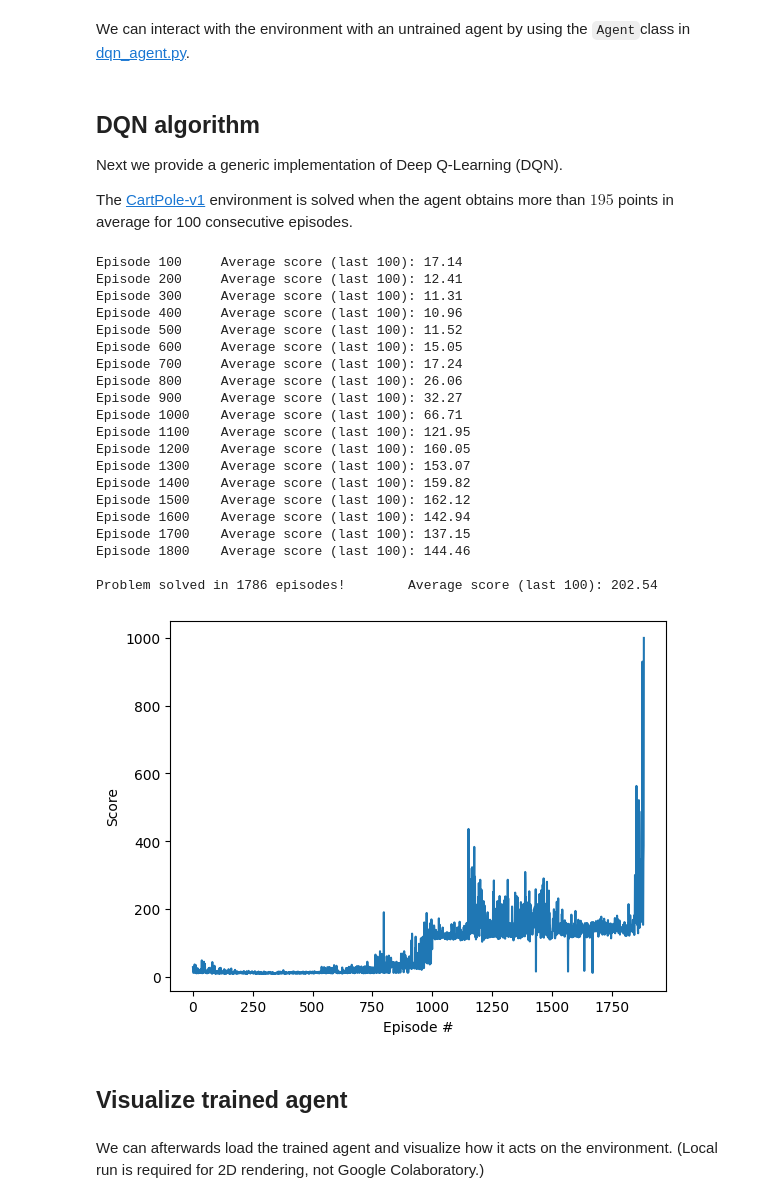
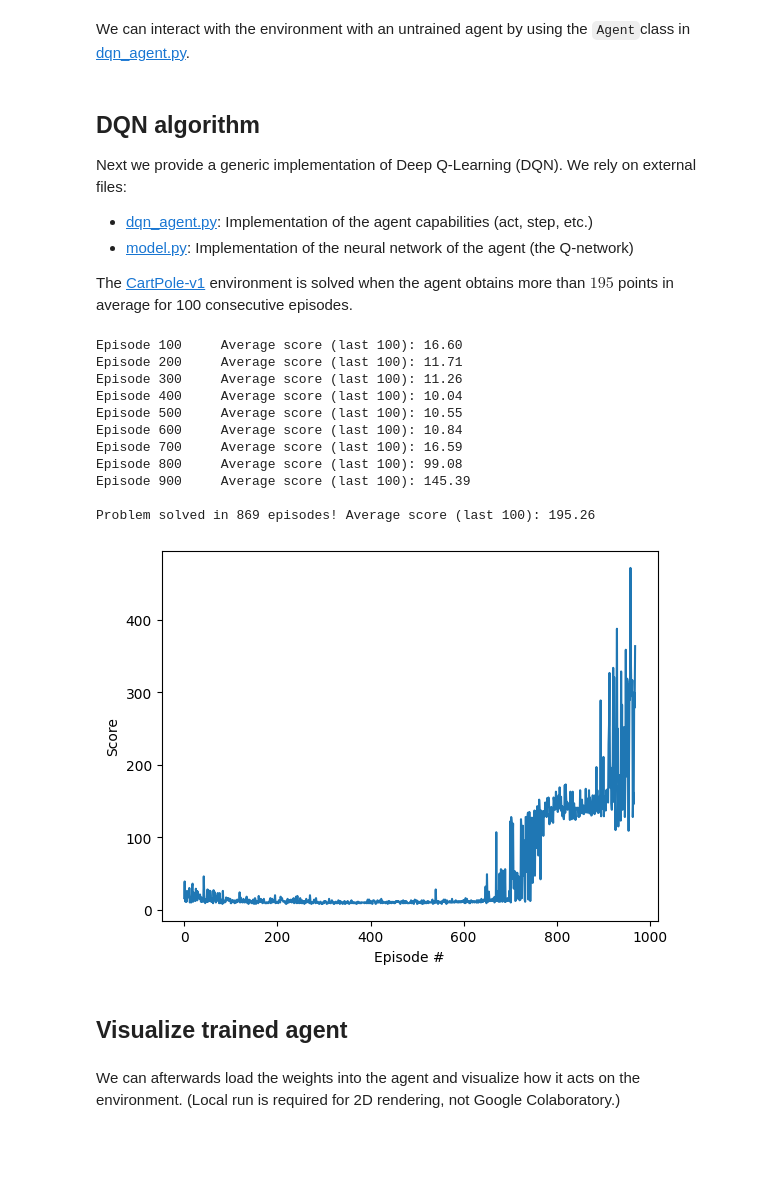
Before and after one commit to jgromero/rl_seminar_2023, a Jupyter notebook: code/cartpole-dqn.ipynb, the cells around one changed output. Drawn from its saved outputs; the diff is of its cells as text; code cells hidden in the pictures; blank space fills up the shorter version.

```diff
--- a/code/cartpole-dqn.ipynb
+++ b/code/cartpole-dqn.ipynb
@@ -72,12 +61,12 @@ We can interact with the environment with an untrained agent by using the `Agent
 # %%
 from dqn_agent import Agent
 
-agent = Agent(state_size=4, action_size=2, seed=0)
+agent_untrained = Agent(state_size=4, action_size=2, seed=0)
 
 state, _ = env.reset()
 
 for j in range(200):
-    action = agent.act(state)
+    action = agent_untrained.act(state)
     if render: env.render()
     state, reward, done, _, _ = env.step(action)
     if done:
@@ -86,7 +75,10 @@ for j in range(200):
 env.close()
 # %% [markdown]
 ## DQN algorithm
-Next we provide a generic implementation of Deep Q-Learning (DQN).
+Next we provide a generic implementation of Deep Q-Learning (DQN). We rely on external files:
 
-The [CartPole-v1](https://gymnasium.farama.org/environments/classic_control/cart_pole/) environment is solved when the agent obtains more than $195$ points in average for 100 consecutive episodes.
+*   [dqn_agent.py](https://github.com/jgromero/rl_seminar_2023/blob/main/code/dqn_agent.py): Implementation of the agent capabilities (act, step, etc.)
+*   [model.py](): Implementation of the neural network of the agent (the Q-network)
+
+The [CartPole-v1](https://github.com/jgromero/rl_seminar_2023/blob/main/code/model.py/) environment is solved when the agent obtains more than $195$ points in average for 100 consecutive episodes.
 # %%
@@ -98,16 +89,18 @@ from collections import deque
 import matplotlib.pyplot as plt
 %matplotlib inline
 # %%
-def dqn(n_episodes=2000, max_t=1000, eps_start=1.0, eps_end=0.01, eps_decay=0.995):
+def dqn(agent, n_episodes=2000, max_t=1000, eps_start=1.0, eps_end=0.01, eps_decay=0.995, print_every=100):
     """Deep Q-Learning.
 
     Params
     ======
+        agent (Agent): agent to train
         n_episodes (int): maximum number of episodes (n_episodes)
         max_t (int): maximum number of steps per episode (n_steps)
         eps_start (float): epsilon initial value
         eps_end (float): epsilon final value
         eps_decay (float): multiplication factor for epsilon (per episode)
+        print_every (int): print score each print_every episodes
     """
     scores = []                        # scores for every episode
     scores_window = deque(maxlen=100)  # scores for the last episodes (100 by default)
@@ -116,6 +109,7 @@ def dqn(n_episodes=2000, max_t=1000, eps_start=1.0, eps_end=0.01, eps_decay=0.99
     for i_episode in range(1, n_episodes+1):
         state, _ = env.reset()
         score = 0
+
         for t in range(max_t):
 
             # choose action At with e-greedy policy
@@ -128,61 +122,55 @@ def dqn(n_episodes=2000, max_t=1000, eps_start=1.0, eps_end=0.01, eps_decay=0.99
             agent.memory.add(state, action, reward, next_state, done)
 
             # train & update
             agent.step(state, action, reward, next_state, done)
 
             # advance to next state
             state = next_state
             score += reward
 
             if done:
                 break
 
         scores_window.append(score)       # save last score (last 100 by default)
         scores.append(score)              # save last score (every episode)
         eps = max(eps_end, eps_decay*eps) # reduce epsilon
 
-        if i_episode % 100 == 0:
-            print('\rEpisode {}\tAverage score (last {:d}): {:.2f}'.format(i_episode, 100, np.mean(scores_window)))
+        # print training info
+        if i_episode % print_every == 0:
+            print('\rEpisode {}\tAverage score (last {:d}): {:.2f})'.format(i_episode, print_every, np.mean(scores_window)))
         if np.mean(scores_window)>=195.0:
-            print('\nProblem solved in {:d} episodes!\tAverage score (last {:d}): {:.2f}'.format(i_episode-100, 100, np.mean(scores_window)))
-            torch.save(agent.qnetwork_local.state_dict(), 'checkpoint-cartpole.pth') # save weights for trained agent
+            print('\nProblem solved in {:d} episodes!\tAverage score (last {:d}): {:.2f})'.format(i_episode-print_every, print_every, np.mean(scores_window)))
+            torch.save(agent.qnetwork_local.state_dict(), 'checkpoint-cartpole-dqn.pth') # save weights for trained agent
             break
+
     return scores
 
-scores = dqn()
+agent = Agent(state_size=4, action_size=2, seed=0)
+scores = dqn(agent)
 
 # plot the scores
 fig = plt.figure()
 ax = fig.add_subplot(111)
 plt.plot(np.arange(len(scores)), scores)
 plt.ylabel('Score')
 plt.xlabel('Episode #')
 plt.show()
 # %% [output]
-Episode 100     Average score (last 100): 17.14
-Episode 200     Average score (last 100): 12.41
-Episode 300     Average score (last 100): 11.31
-Episode 400     Average score (last 100): 10.96
-Episode 500     Average score (last 100): 11.52
-Episode 600     Average score (last 100): 15.05
-Episode 700     Average score (last 100): 17.24
-Episode 800     Average score (last 100): 26.06
-Episode 900     Average score (last 100): 32.27
-Episode 1000    Average score (last 100): 66.71
-Episode 1100    Average score (last 100): 121.95
-Episode 1200    Average score (last 100): 160.05
-Episode 1300    Average score (last 100): 153.07
-Episode 1400    Average score (last 100): 159.82
-Episode 1500    Average score (last 100): 162.12
-Episode 1600    Average score (last 100): 142.94
-Episode 1700    Average score (last 100): 137.15
-Episode 1800    Average score (last 100): 144.46
+Episode 100     Average score (last 100): 16.60
+Episode 200     Average score (last 100): 11.71
+Episode 300     Average score (last 100): 11.26
+Episode 400     Average score (last 100): 10.04
+Episode 500     Average score (last 100): 10.55
+Episode 600     Average score (last 100): 10.84
+Episode 700     Average score (last 100): 16.59
+Episode 800     Average score (last 100): 99.08
+Episode 900     Average score (last 100): 145.39
 
-Problem solved in 1786 episodes!        Average score (last 100): 202.54
+Problem solved in 869 episodes! Average score (last 100): 195.26
-[figure, old version]
+[figure, new version]
 # %% [markdown]
 ## Visualize trained agent
 # %% [markdown]
-We can afterwards load the trained agent and visualize how it acts on the environment. (Local run is required for 2D rendering, not Google Colaboratory.)
+We can afterwards load the weights into the agent and visualize how it acts on the environment. (Local run is required for 2D rendering, not Google Colaboratory.)
 # %%
 # load weights from `checkpoint.pth`
```
Also changed, not shown: parts of 4 cells of this notebook.
